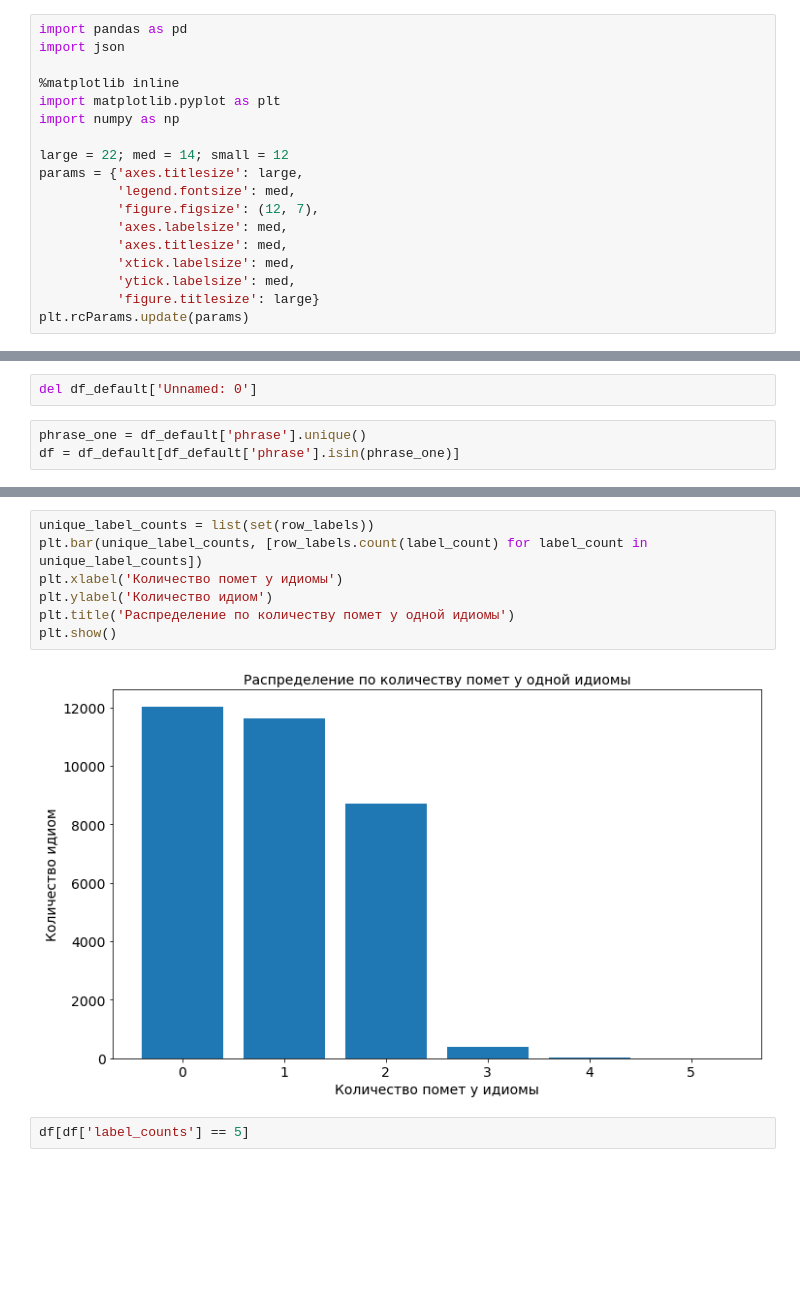
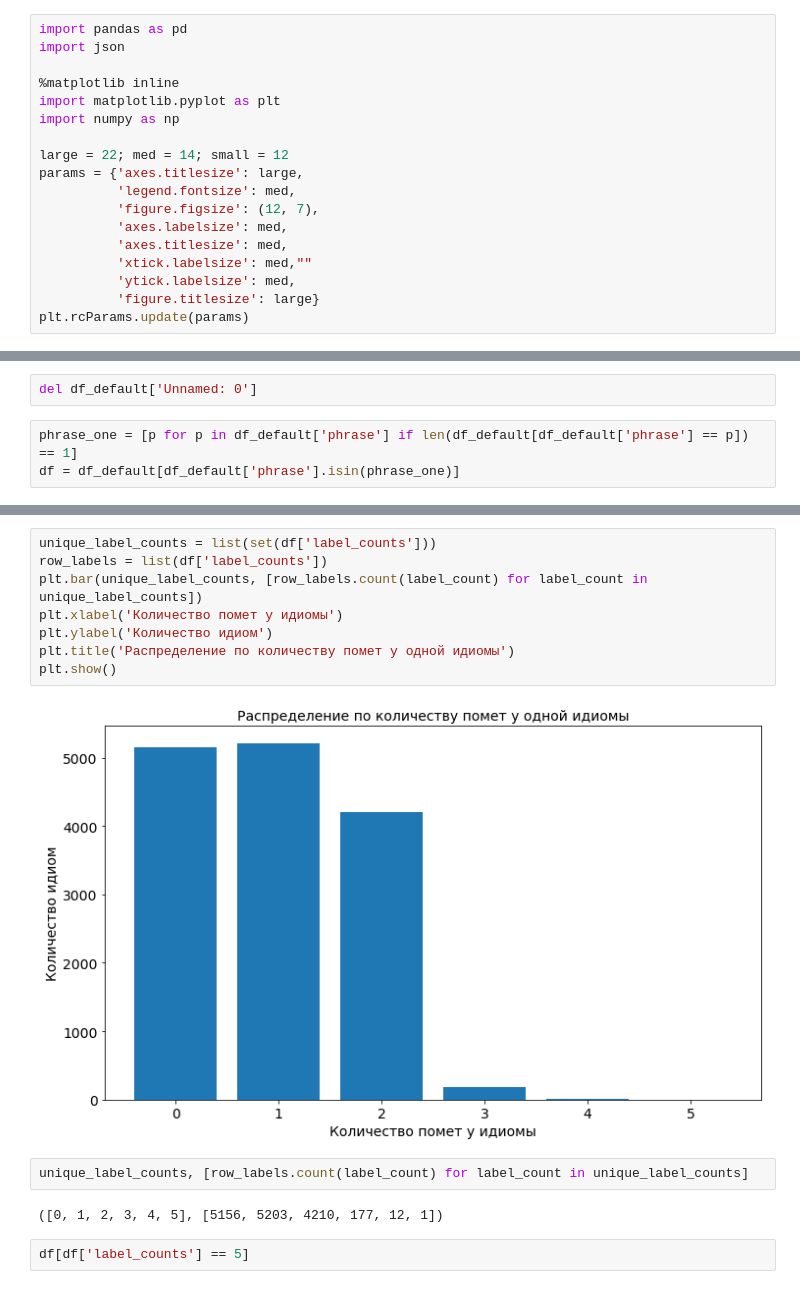
Before and after one commit to katearb/idioms, a Jupyter notebook: statistics_abbr.ipynb, the cells around one changed output, grey strips where cells are left out. Drawn from its saved outputs; the diff is of its cells as text; blank space fills up the shorter version.

```diff
--- a/statistics_abbr.ipynb
+++ b/statistics_abbr.ipynb
@@ -12,7 +12,7 @@ params = {'axes.titlesize': large,
           'figure.figsize': (12, 7),
           'axes.labelsize': med,
           'axes.titlesize': med,
-          'xtick.labelsize': med,
+          'xtick.labelsize': med,""
           'ytick.labelsize': med,
           'figure.titlesize': large}
 plt.rcParams.update(params)
@@ -83,6 +74,6 @@ df_default = pd.read_csv('dataframe.csv', sep=',')
 # %%
 del df_default['Unnamed: 0']
 # %%
-phrase_one = df_default['phrase'].unique()
+phrase_one = [p for p in df_default['phrase'] if len(df_default[df_default['phrase'] == p]) == 1]
 df = df_default[df_default['phrase'].isin(phrase_one)]
 # %%
@@ -183,12 +191,17 @@ plt.show()
 # %%
-unique_label_counts = list(set(row_labels))
+unique_label_counts = list(set(df['label_counts']))
+row_labels = list(df['label_counts'])
 plt.bar(unique_label_counts, [row_labels.count(label_count) for label_count in unique_label_counts])
 plt.xlabel('Количество помет у идиомы')
 plt.ylabel('Количество идиом')
 plt.title('Распределение по количеству помет у одной идиомы')
 plt.show()
 # %% [output]
-[figure, old version]
+[figure, new version]
+# %%
+unique_label_counts, [row_labels.count(label_count) for label_count in unique_label_counts]
+# %% [output]
+([0, 1, 2, 3, 4, 5], [5156, 5203, 4210, 177, 12, 1])
 # %%
 df[df['label_counts'] == 5]
 # %% [output]
```
Also changed, not shown: parts of 17 cells of this notebook.
